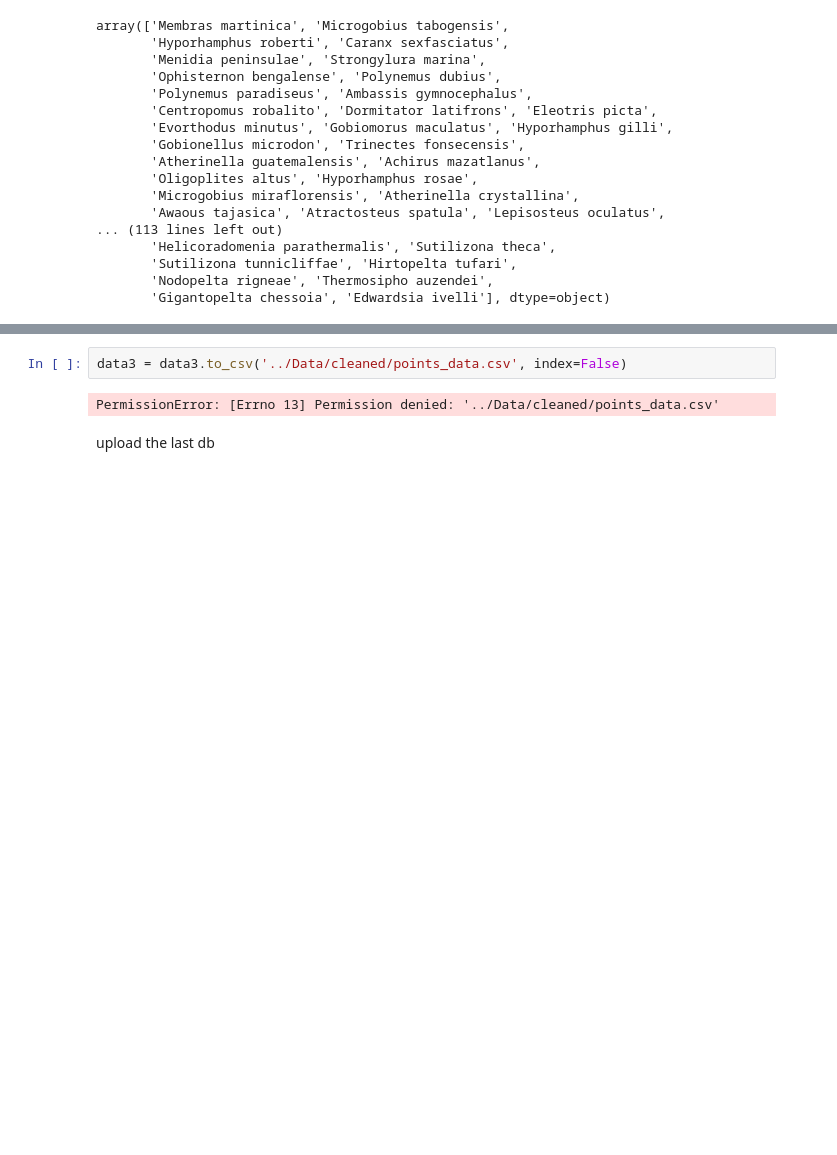
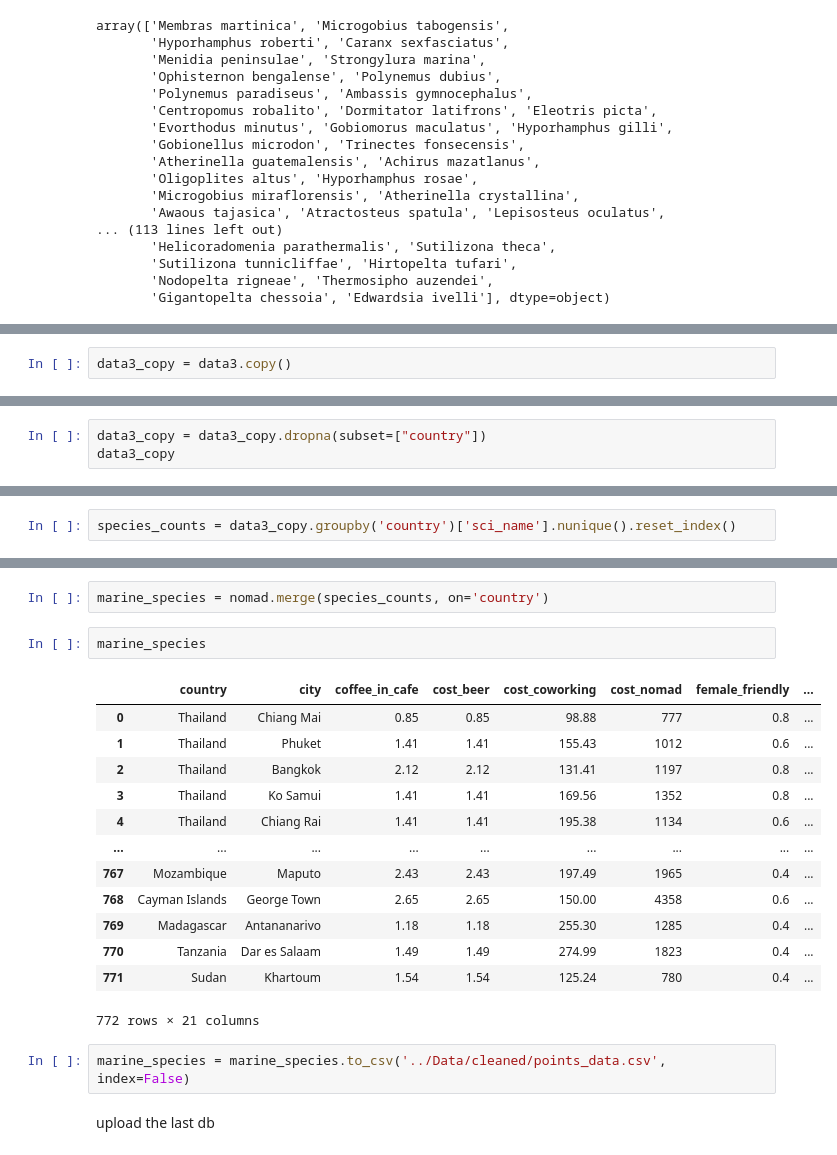
Before and after one commit to Celiiaortega25/mid_project, a Jupyter notebook: Notebooks/Cleaning data.ipynb, the cells around one changed output, grey strips where cells are left out. Saved outputs shown, nothing was run; the diff lists cells and outputs as text; blank space fills up the shorter version.

```diff
--- a/Notebooks/Cleaning data.ipynb
+++ b/Notebooks/Cleaning data.ipynb
@@ -472,0 +444,2 @@ array(['México', 'United States', 'Guatemala', 'El Salvador', 'Honduras',
+# %%
+data3_copy = data3.copy()
@@ -472,0 +462,3 @@ array(['México', 'United States', 'Guatemala', 'El Salvador', 'Honduras',
+# %%
+data3_copy = data3_copy.dropna(subset=["country"])
+data3_copy
@@ -472,0 +537,2 @@ array(['México', 'United States', 'Guatemala', 'El Salvador', 'Honduras',
+# %%
+species_counts = data3_copy.groupby('country')['sci_name'].nunique().reset_index()
@@ -473,7 +555,23 @@ array(['México', 'United States', 'Guatemala', 'El Salvador', 'Honduras',
+# %%
+marine_species = nomad.merge(species_counts, on='country')
+# %%
+marine_species
+# %% [output]
+|  | country | city | coffee_in_cafe | cost_beer | cost_coworking | cost_nomad | female_friendly | ... |
+| 0 | Thailand | Chiang Mai | 0.85 | 0.85 | 98.88 | 777 | 0.8 | ... |
+| 1 | Thailand | Phuket | 1.41 | 1.41 | 155.43 | 1012 | 0.6 | ... |
+| 2 | Thailand | Bangkok | 2.12 | 2.12 | 131.41 | 1197 | 0.8 | ... |
+| 3 | Thailand | Ko Samui | 1.41 | 1.41 | 169.56 | 1352 | 0.8 | ... |
+| 4 | Thailand | Chiang Rai | 1.41 | 1.41 | 195.38 | 1134 | 0.6 | ... |
+| ... | ... | ... | ... | ... | ... | ... | ... | ... |
+| 767 | Mozambique | Maputo | 2.43 | 2.43 | 197.49 | 1965 | 0.4 | ... |
+| 768 | Cayman Islands | George Town | 2.65 | 2.65 | 150.00 | 4358 | 0.6 | ... |
+| 769 | Madagascar | Antananarivo | 1.18 | 1.18 | 255.30 | 1285 | 0.4 | ... |
+| 770 | Tanzania | Dar es Salaam | 1.49 | 1.49 | 274.99 | 1823 | 0.4 | ... |
+| 771 | Sudan | Khartoum | 1.54 | 1.54 | 125.24 | 780 | 0.4 | ... |
+772 rows × 21 columns
 # %%
-data3 = data3.to_csv('../Data/cleaned/points_data.csv', index=False)
+marine_species = marine_species.to_csv('../Data/cleaned/points_data.csv', index=False)
-# %% [output]
-PermissionError: [Errno 13] Permission denied: '../Data/cleaned/points_data.csv'
 # %% [markdown]
 upload the last db
 # %%
```
Also changed, not shown: parts of 73 cells of this notebook, 14 other files.
